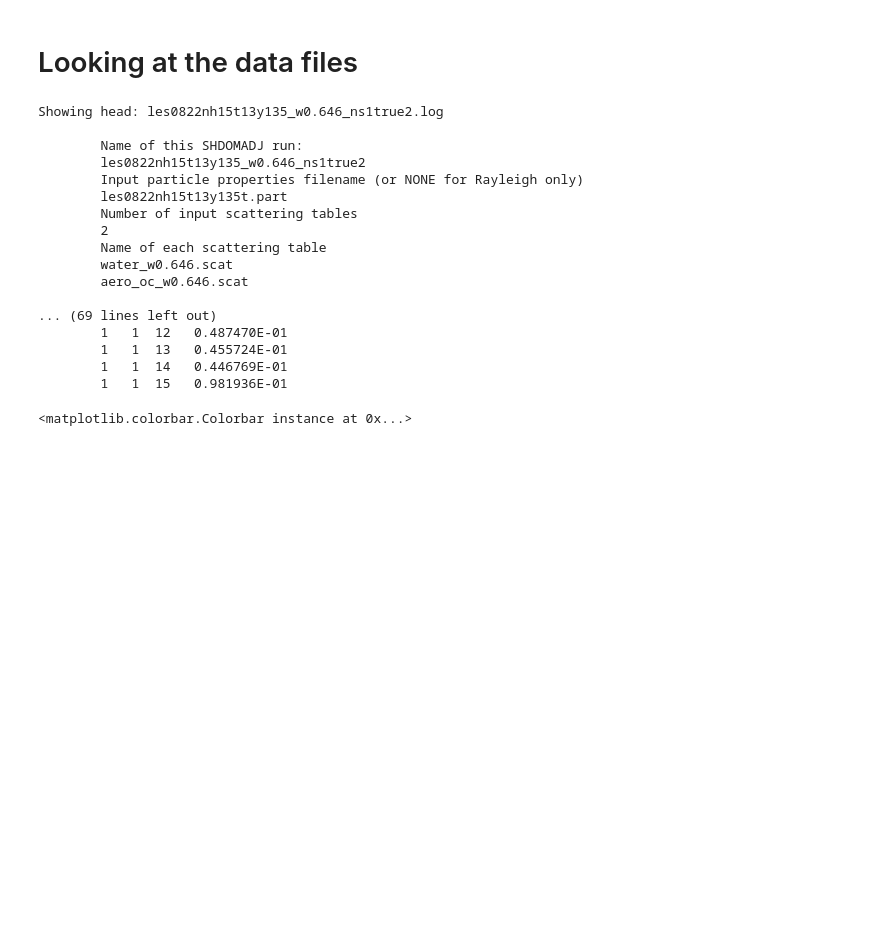
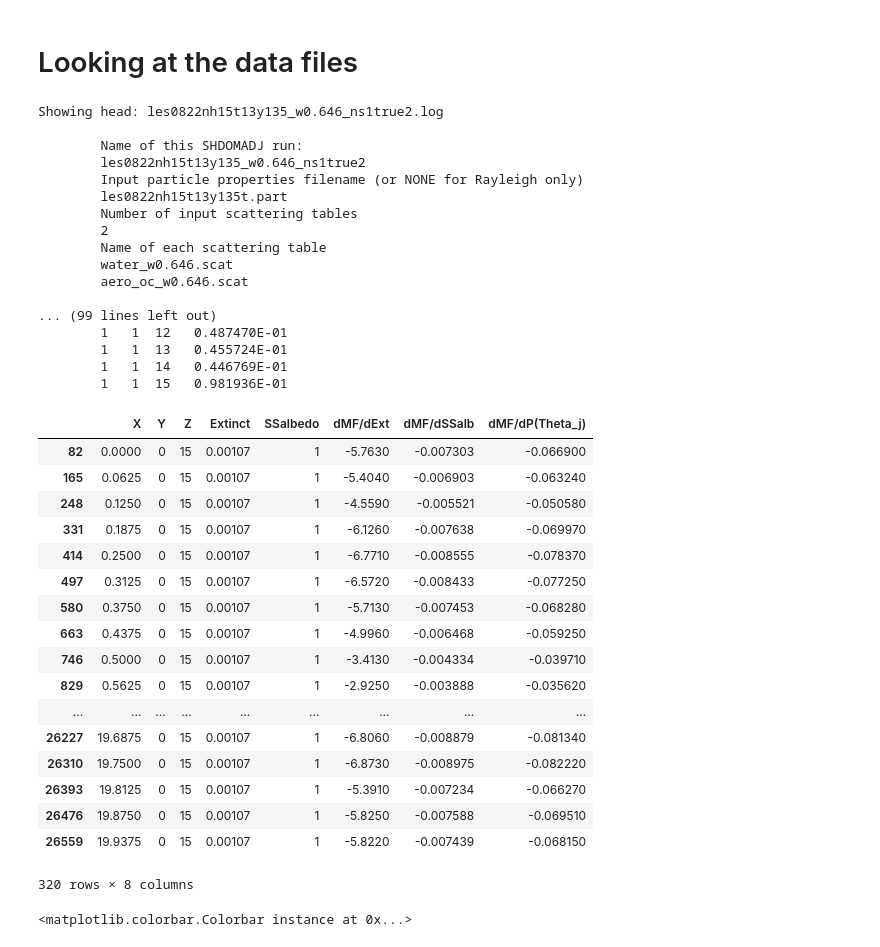
Before and after one commit to wgm2111/wgm-shdom-files-AGU2015, a Jupyter notebook: data-adjoint3/exploring_adjoint.ipynb, the cells around one changed output. Drawn from its saved outputs; the diff is of its cells as text; code cells hidden in the pictures; blank space fills up the shorter version.

```diff
--- a/data-adjoint3/exploring_adjoint.ipynb
+++ b/data-adjoint3/exploring_adjoint.ipynb
@@ -121,8 +89,7 @@ fadj_true = "les0822nh15t13y135_w0.646_ns1true2.adj"
 fadj = "les0822nh15t13y135_w0.646_ns1guess2.adj"
 
 
-
-print_head(fadj, Nlines=5)
+print_head(fadj, Nlines=35)
 
 # The adjoint Radiance file
 farad = "les0822nh15t13y135_w0.646_ns1guess2.arad"
@@ -141,7 +108,7 @@ Showing head: les0822nh15t13y135_w0.646_ns1true2.log
         water_w0.646.scat
         aero_oc_w0.646.scat
 
-... (69 lines left out)
+... (99 lines left out)
         1   1  12   0.487470E-01
         1   1  13   0.455724E-01
         1   1  14   0.446769E-01
@@ -175,5 +140,27 @@ adj_ext_true = np.array(adj_true_frame["Extinct"], dtype='f8').reshape(nx, nz)
 # Define the adjoint radiance parameters
 adj_arad = np.array(adj_arad_frame['RADIANCE'], dtype='f8').reshape(nx)
 adj_arad_true = np.array(adj_arad_true_frame['RADIANCE'], dtype='f8').reshape(nx)
+# %%
+# Check the sign of dMF/dExt for Z near the top of the atmosphere
+adj_frame[abs(adj_frame["Z"]-15) < .2]
+# %% [output]
+|  | X | Y | Z | Extinct | SSalbedo | dMF/dExt | dMF/dSSalb | dMF/dP(Theta_j) |
+| 82 | 0.0000 | 0 | 15 | 0.00107 | 1 | -5.7630 | -0.007303 | -0.066900 |
+| 165 | 0.0625 | 0 | 15 | 0.00107 | 1 | -5.4040 | -0.006903 | -0.063240 |
+| 248 | 0.1250 | 0 | 15 | 0.00107 | 1 | -4.5590 | -0.005521 | -0.050580 |
+| 331 | 0.1875 | 0 | 15 | 0.00107 | 1 | -6.1260 | -0.007638 | -0.069970 |
+| 414 | 0.2500 | 0 | 15 | 0.00107 | 1 | -6.7710 | -0.008555 | -0.078370 |
+| 497 | 0.3125 | 0 | 15 | 0.00107 | 1 | -6.5720 | -0.008433 | -0.077250 |
+| 580 | 0.3750 | 0 | 15 | 0.00107 | 1 | -5.7130 | -0.007453 | -0.068280 |
+| 663 | 0.4375 | 0 | 15 | 0.00107 | 1 | -4.9960 | -0.006468 | -0.059250 |
+| 746 | 0.5000 | 0 | 15 | 0.00107 | 1 | -3.4130 | -0.004334 | -0.039710 |
+| 829 | 0.5625 | 0 | 15 | 0.00107 | 1 | -2.9250 | -0.003888 | -0.035620 |
+| ... | ... | ... | ... | ... | ... | ... | ... | ... |
+| 26227 | 19.6875 | 0 | 15 | 0.00107 | 1 | -6.8060 | -0.008879 | -0.081340 |
+| 26310 | 19.7500 | 0 | 15 | 0.00107 | 1 | -6.8730 | -0.008975 | -0.082220 |
+| 26393 | 19.8125 | 0 | 15 | 0.00107 | 1 | -5.3910 | -0.007234 | -0.066270 |
+| 26476 | 19.8750 | 0 | 15 | 0.00107 | 1 | -5.8250 | -0.007588 | -0.069510 |
+| 26559 | 19.9375 | 0 | 15 | 0.00107 | 1 | -5.8220 | -0.007439 | -0.068150 |
+320 rows × 8 columns
 # %%
 # Plot uniformity parameters
```
Also changed, not shown: parts of 17 cells of this notebook, 3 other files.
